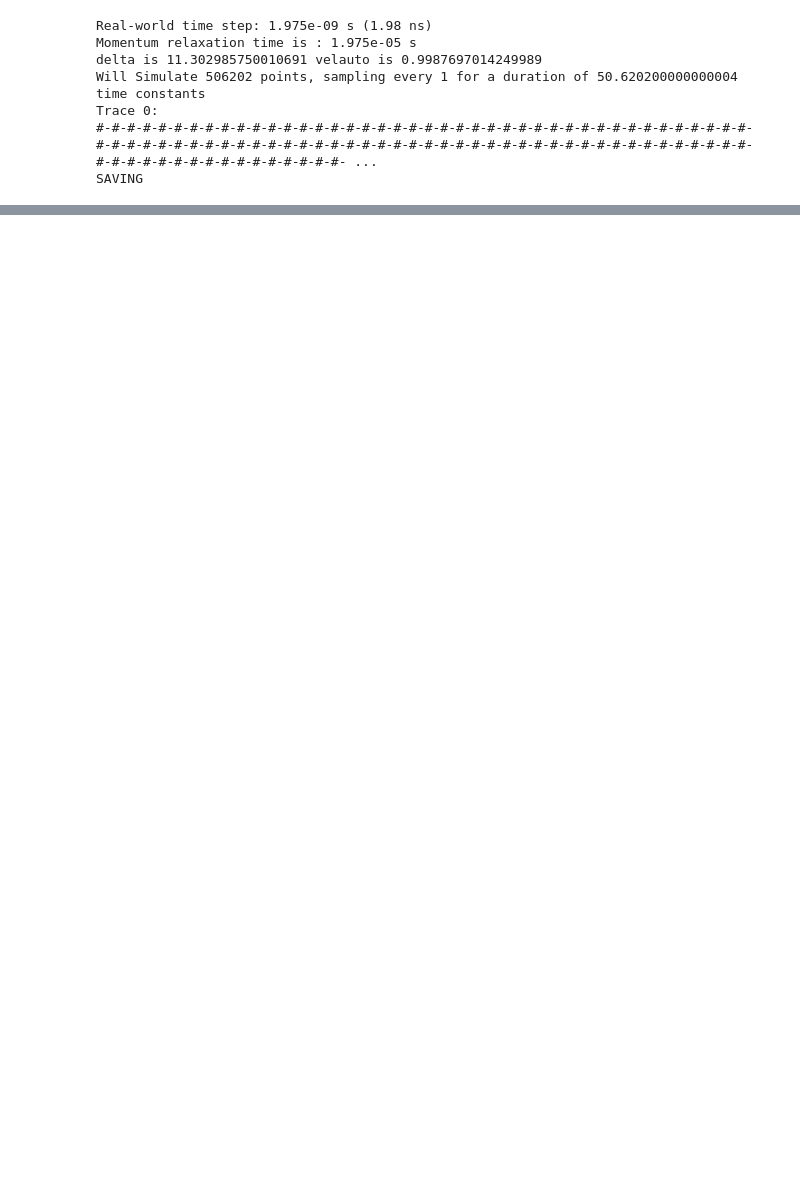
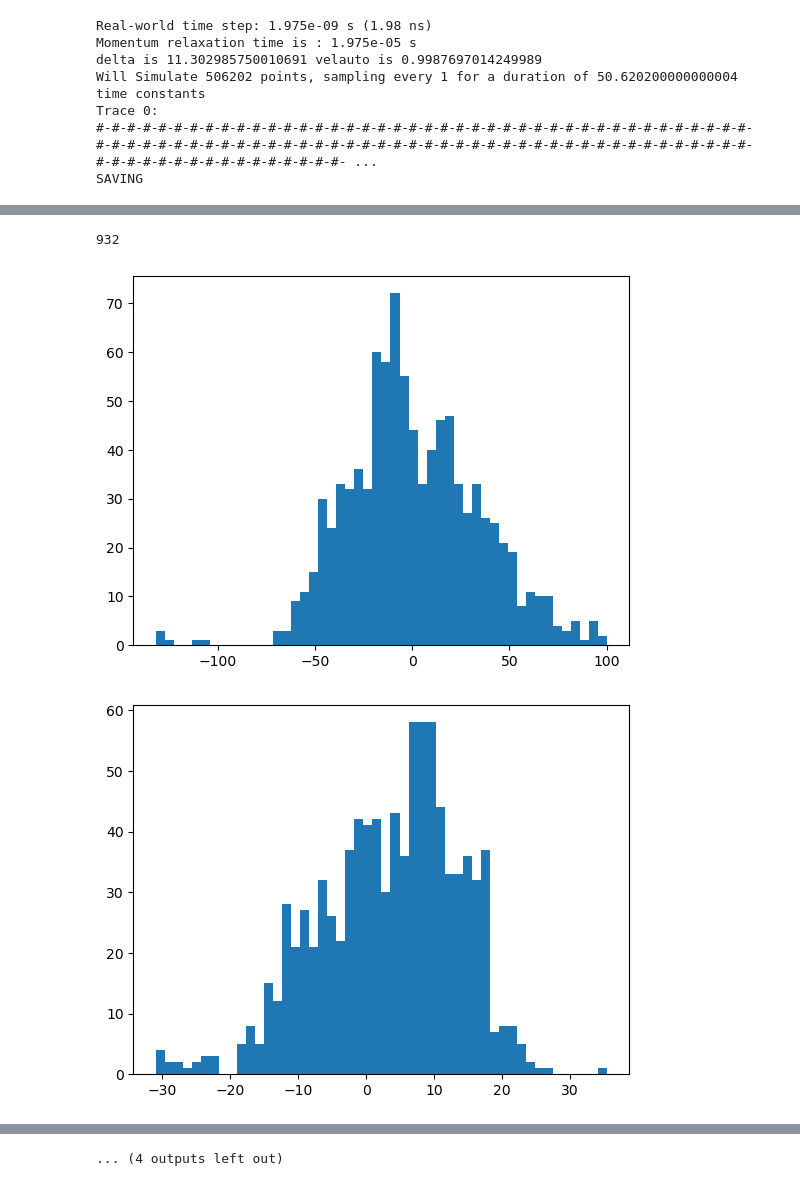
Before and after one commit to mcthumann/MarkovianEmbedding, a Jupyter notebook: sim_script.ipynb, the cells around one changed output, grey strips where cells are left out. Cells and saved outputs as stored; diff of their text form; code cells hidden in the pictures; blank space fills up the shorter version.

```diff
--- a/sim_script.ipynb
+++ b/sim_script.ipynb
@@ -619,0 +725,21 @@ print(np.sqrt(scipy.constants.k * temp / mass_total))
+# %%
+idxktm_plus = np.where((all_v*v_c > 2*(np.sqrt(scipy.constants.k * temp / mass_total) -.01*np.sqrt(scipy.constants.k * temp / mass_total))) & (all_v*v_c < 2*(np.sqrt(scipy.constants.k * temp / mass_total))+.01*np.sqrt(scipy.constants.k * temp / mass_total)))
+means_p = []
+print(len(idxktm_plus[0]))
+for j in range(arr.shape[1]):
+    plt.hist(arr[:, j][idxktm_plus], bins=50)
+    plt.show()
+    mean_u = np.mean(arr[:, j][idxktm_plus])
+    means_p.append(mean_u)
+plt.plot(means_p)
+plt.title("means p")
+
+zmeansum = 0
+for mean in means_p:
+    zmeansum += mean*f_c
+
+print(zmeansum)
+# %% [output]
+932
+[figure, added]
+[figure, added]
@@ -619,0 +755 @@ print(np.sqrt(scipy.constants.k * temp / mass_total))
+... (4 outputs left out)
```
Also changed, not shown: parts of 15 cells of this notebook.
